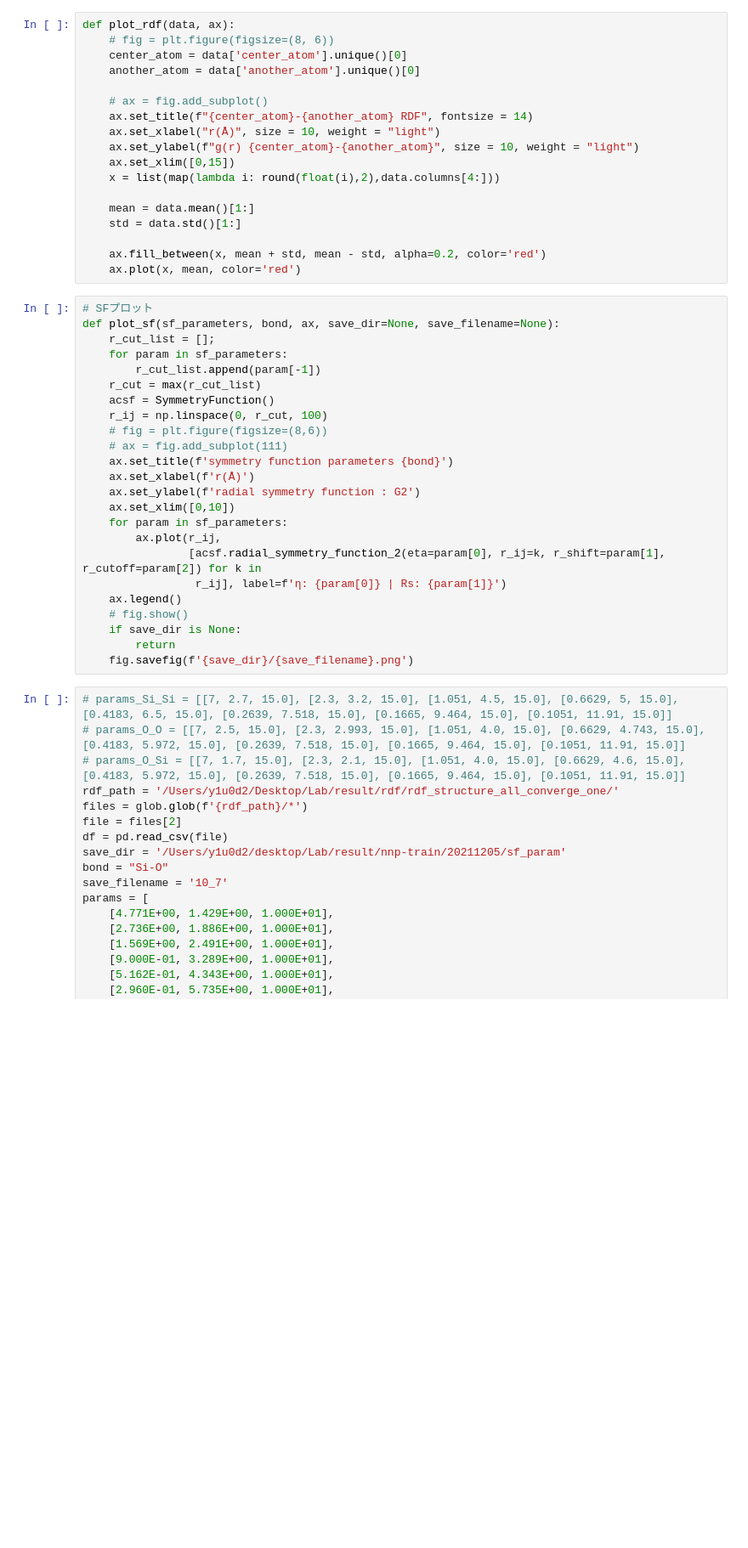
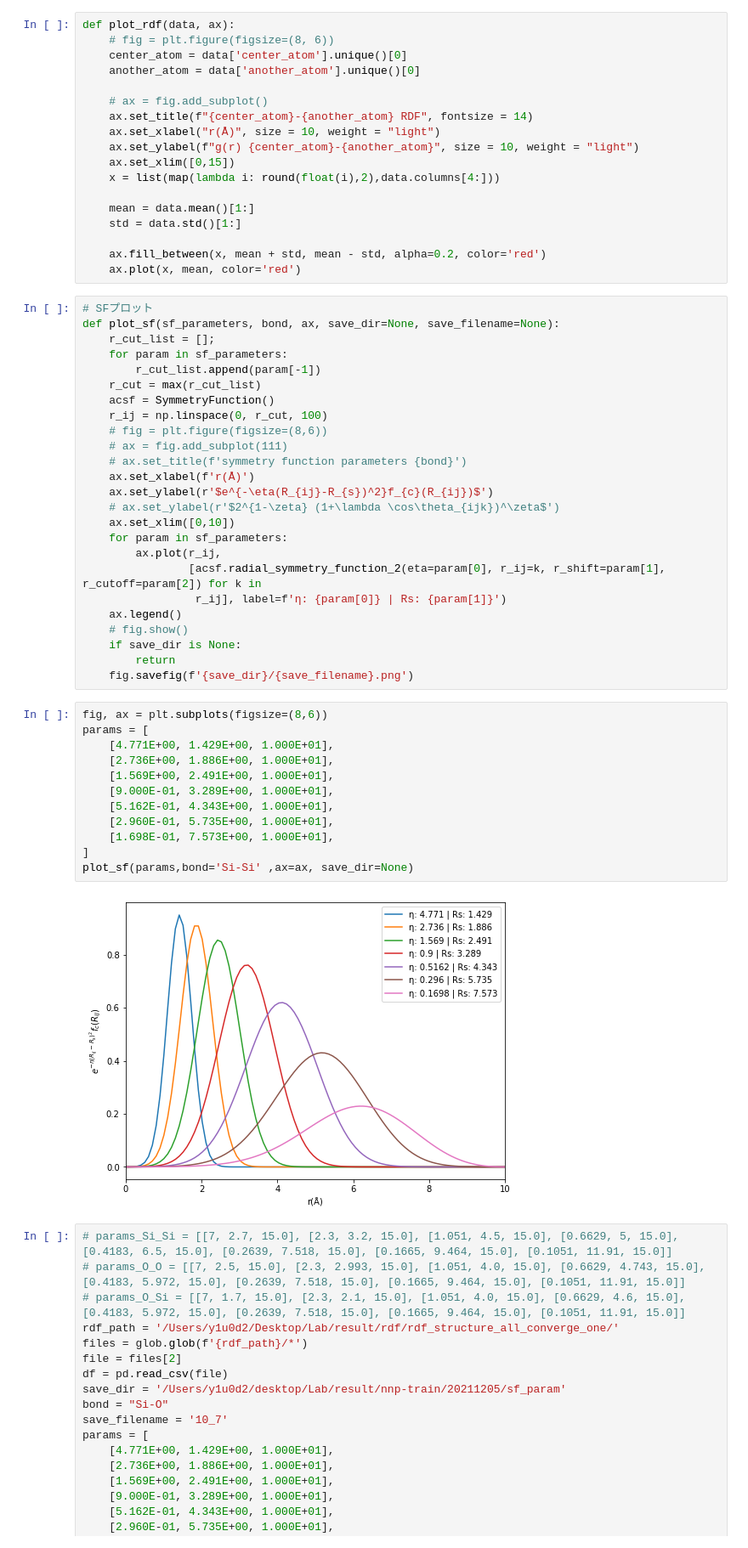
Before and after one commit to y1u0d2a1i/Research, a Jupyter notebook: scripts/rdf/compare_rdf_and_sf.ipynb, the cells around one changed output. Shown: that part at 85% size. Drawn from its saved outputs; the diff is of its cells as text; blank space fills up the shorter version.

```diff
--- a/scripts/rdf/compare_rdf_and_sf.ipynb
+++ b/scripts/rdf/compare_rdf_and_sf.ipynb
@@ -35,9 +35,10 @@ def plot_sf(sf_parameters, bond, ax, save_dir=None, save_filename=None):
     r_ij = np.linspace(0, r_cut, 100)
     # fig = plt.figure(figsize=(8,6))
     # ax = fig.add_subplot(111)
-    ax.set_title(f'symmetry function parameters {bond}')
+    # ax.set_title(f'symmetry function parameters {bond}')
     ax.set_xlabel(f'r(Å)')
-    ax.set_ylabel(f'radial symmetry function : G2')
+    ax.set_ylabel(r'$e^{-\eta(R_{ij}-R_{s})^2}f_{c}(R_{ij})$')
+    # ax.set_ylabel(r'$2^{1-\zeta} (1+\lambda \cos\theta_{ijk})^\zeta$')
     ax.set_xlim([0,10])
     for param in sf_parameters:
         ax.plot(r_ij,
@@ -48,6 +49,20 @@ def plot_sf(sf_parameters, bond, ax, save_dir=None, save_filename=None):
     if save_dir is None:
         return
     fig.savefig(f'{save_dir}/{save_filename}.png')
+# %%
+fig, ax = plt.subplots(figsize=(8,6))
+params = [
+    [4.771E+00, 1.429E+00, 1.000E+01],
+    [2.736E+00, 1.886E+00, 1.000E+01],
+    [1.569E+00, 2.491E+00, 1.000E+01],
+    [9.000E-01, 3.289E+00, 1.000E+01],
+    [5.162E-01, 4.343E+00, 1.000E+01],
+    [2.960E-01, 5.735E+00, 1.000E+01],
+    [1.698E-01, 7.573E+00, 1.000E+01],
+]
+plot_sf(params,bond='Si-Si' ,ax=ax, save_dir=None)
+# %% [output]
+[figure, added]
 # %%
 # params_Si_Si = [[7, 2.7, 15.0], [2.3, 3.2, 15.0], [1.051, 4.5, 15.0], [0.6629, 5, 15.0], [0.4183, 6.5, 15.0], [0.2639, 7.518, 15.0], [0.1665, 9.464, 15.0], [0.1051, 11.91, 15.0]]
 # params_O_O = [[7, 2.5, 15.0], [2.3, 2.993, 15.0], [1.051, 4.0, 15.0], [0.6629, 4.743, 15.0], [0.4183, 5.972, 15.0], [0.2639, 7.518, 15.0], [0.1665, 9.464, 15.0], [0.1051, 11.91, 15.0]]
```
Also changed, not shown: parts of 1 cell of this notebook, 16 other files.
